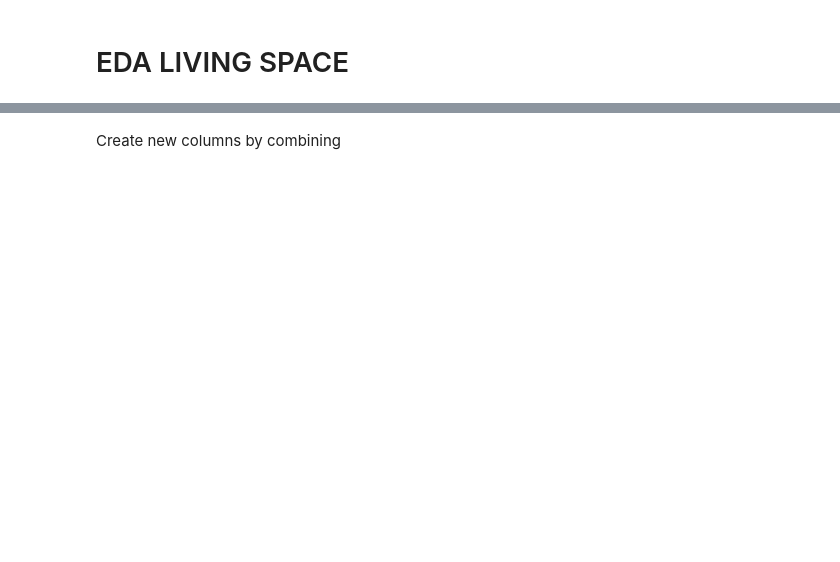
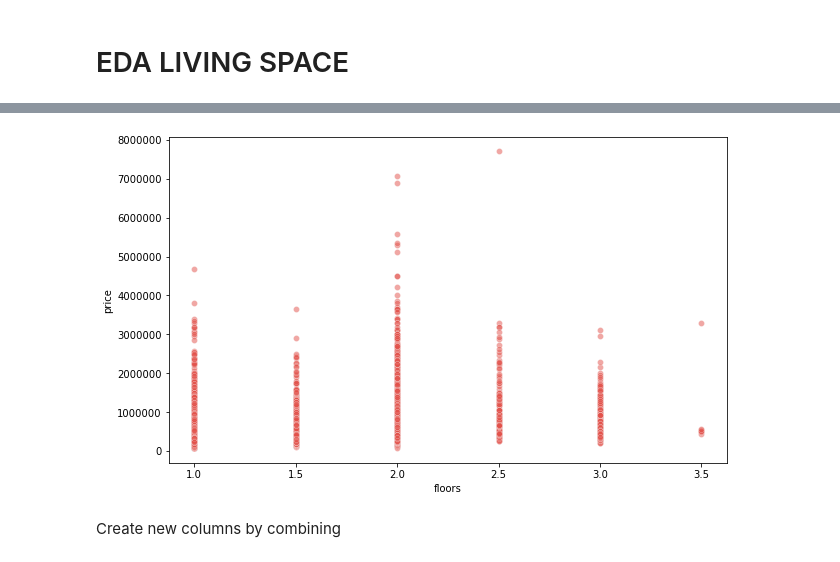
Before and after one commit to vivyhasadream/DS_P2_King-County-House-Sales-Predict, a Jupyter notebook: Han_2_EDA.ipynb, the cells around one changed output, grey strips where cells are left out. Cells and saved outputs as stored; diff of their text form; code cells hidden in the pictures; blank space fills up the shorter version.

```diff
--- a/Han_2_EDA.ipynb
+++ b/Han_2_EDA.ipynb
@@ -154,3 +221,9 @@ df_ls = df[col_selector]
+# %%
+fig,ax = plt.subplots(figsize=(10,6))
+sns.scatterplot(x = 'floors', y = 'price', data = df_ls,alpha=0.5)
+ax.ticklabel_format(style='plain');
+# %% [output]
+[figure, added]
 # %% [markdown]
 Create new columns by combining
 # %%
```
Also changed, not shown: parts of 41 cells of this notebook, 2 other files.
